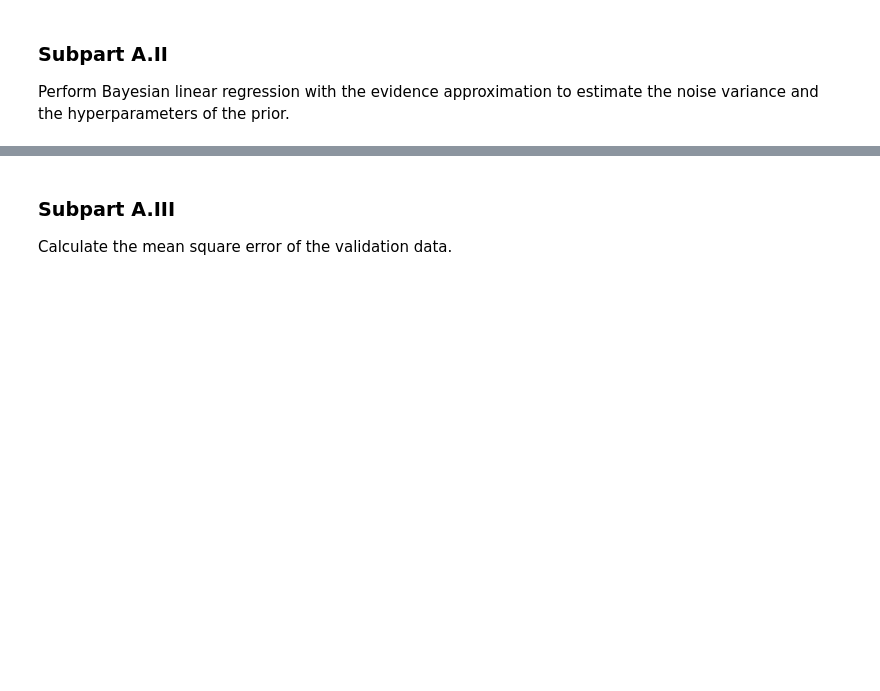
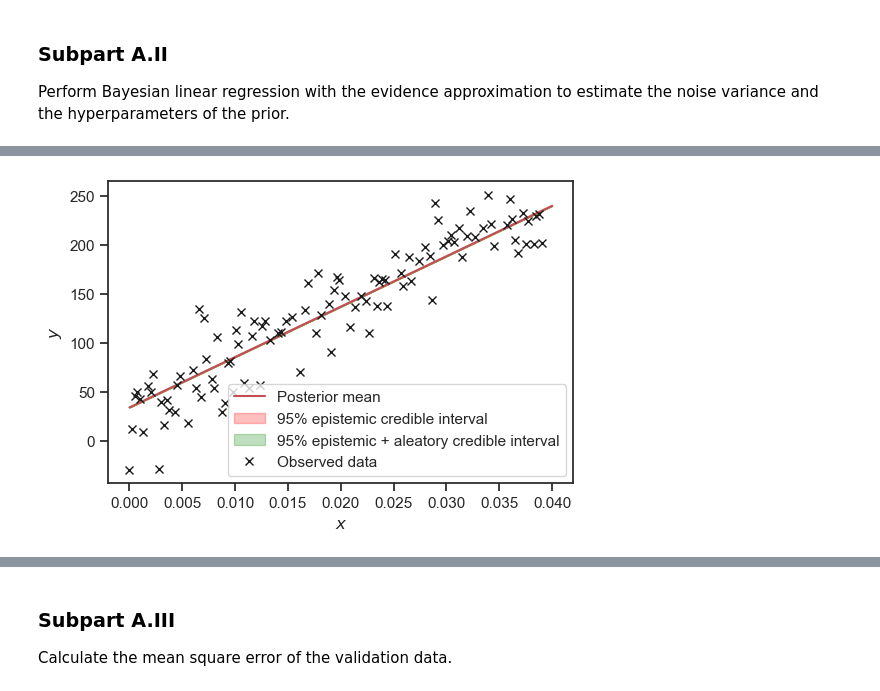
Before and after one commit to flavio-nardi/data-analytics-se, a Jupyter notebook: lecturebook/homework/homework-04.ipynb, the cells around one changed output, grey strips where cells are left out. Saved outputs shown, nothing was run; the diff lists cells and outputs as text; code cells hidden in the pictures; blank space fills up the shorter version.

```diff
--- a/lecturebook/homework/homework-04.ipynb
+++ b/lecturebook/homework/homework-04.ipynb
@@ -177,0 +271,58 @@ Perform Bayesian linear regression with the evidence approximation to estimate t
+# %%
+xx = np.linspace(0.0, 0.04, 100)
+Phi_xx = get_polynomial_design_matrix(xx[:, None], degree)
+
+# Posterior predictive mean
+yy_mean = Phi_xx @ m
+# Posterior predictive epistemic variance
+yy_var = np.einsum(
+    'ij,jk,ik->i',
+    Phi_xx,
+    S,
+    Phi_xx
+)
+# Posterior predictive epistemic + aleatory variance
+yy_measured_var = yy_var + sigma2
+# 95% posterior predictive credible interval
+yy_std = np.sqrt(yy_var)
+yy_measured_std = np.sqrt(yy_measured_var)
+# Epistemic only
+yy_le = yy_mean - 2.0 * yy_std
+yy_ue = yy_mean + 2.0 * yy_std
+# Epistemic + aleatory
+yy_lae = yy_mean - 2.0 * yy_measured_std
+yy_uae = yy_mean + 2.0 * yy_measured_std
+
+
+# Plot
+fig, ax = plt.subplots()
+ax.plot(xx, yy_mean, 'r', label="Posterior mean")
+ax.fill_between(
+    xx,
+    yy_le,
+    yy_ue,
+    color='red',
+    alpha=0.25,
+    label="95% epistemic credible interval"
+)
+ax.fill_between(
+    xx,
+    yy_lae,
+    yy_le,
+    color='green',
+    alpha=0.25
+)
+ax.fill_between(
+    xx,
+    yy_ue,
+    yy_uae,
+    color='green',
+    alpha=0.25,
+    label="95% epistemic + aleatory credible interval"
+)
+ax.plot(x_train, y_train, 'kx', label='Observed data')
+ax.set_xlabel('$x$')
+ax.set_ylabel('$y$')
+plt.legend(loc="best");
+# %% [output]
+[figure, added]
```
Also changed, not shown: parts of 12 cells of this notebook.
